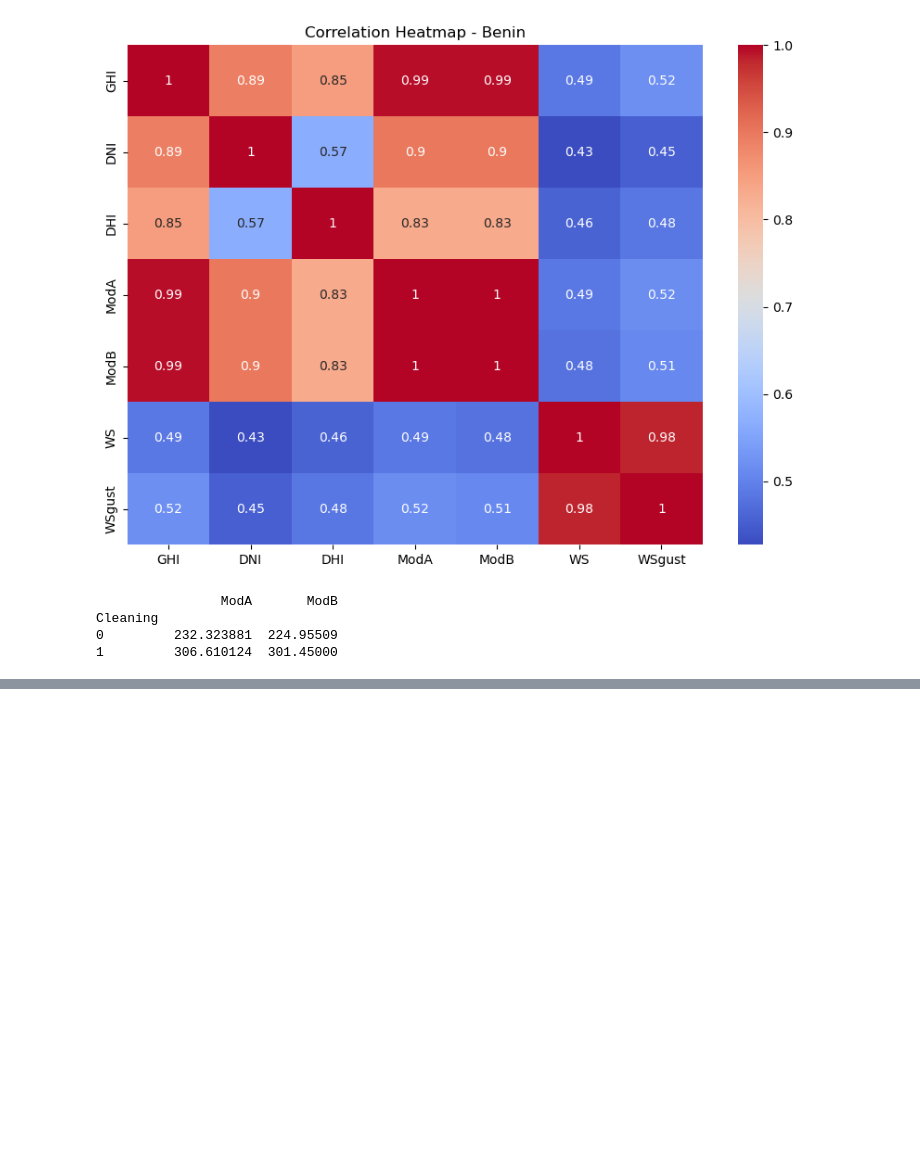
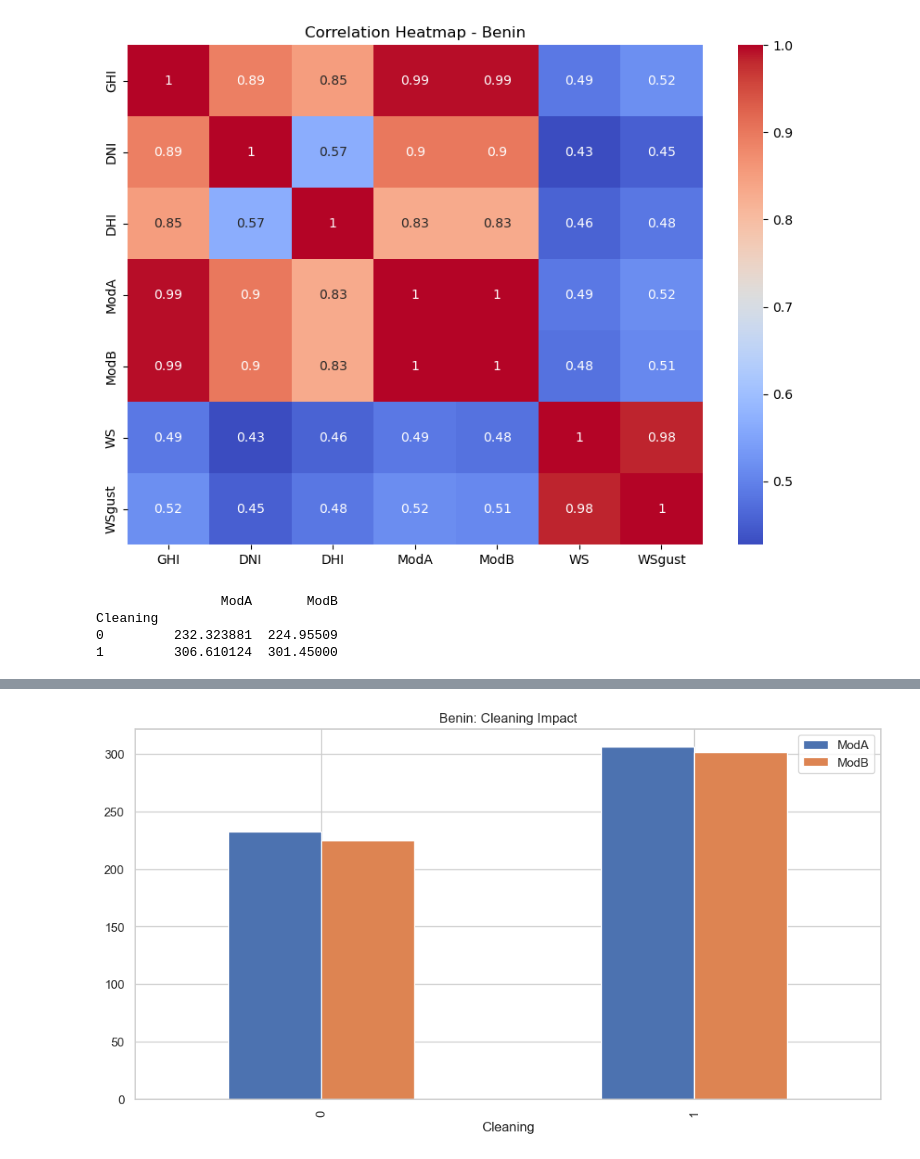
Before and after one commit to Newaznezif/solar-challenge-week0, a Jupyter notebook: notebooks/benin_eda.ipynb, the cells around one changed output, grey strips where cells are left out. Drawn from its saved outputs; the diff is of its cells as text; code cells hidden in the pictures; blank space fills up the shorter version.

```diff
--- a/notebooks/benin_eda.ipynb
+++ b/notebooks/benin_eda.ipynb
@@ -107,0 +216,5 @@ df_benin_clean.to_csv("../data/benin_clean.csv", index=False)
+# %%
+df_benin_clean.groupby('Cleaning')[['ModA','ModB']].mean().plot(kind='bar', title='Benin: Cleaning Impact')
+plt.show()
+# %% [output]
+[figure, added]
```
Also changed, not shown: parts of 19 cells of this notebook.
